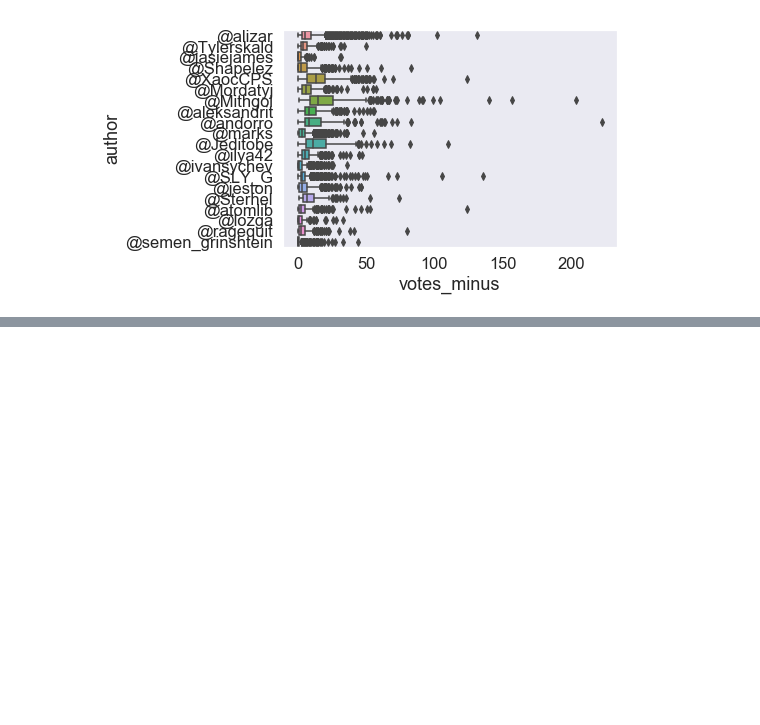
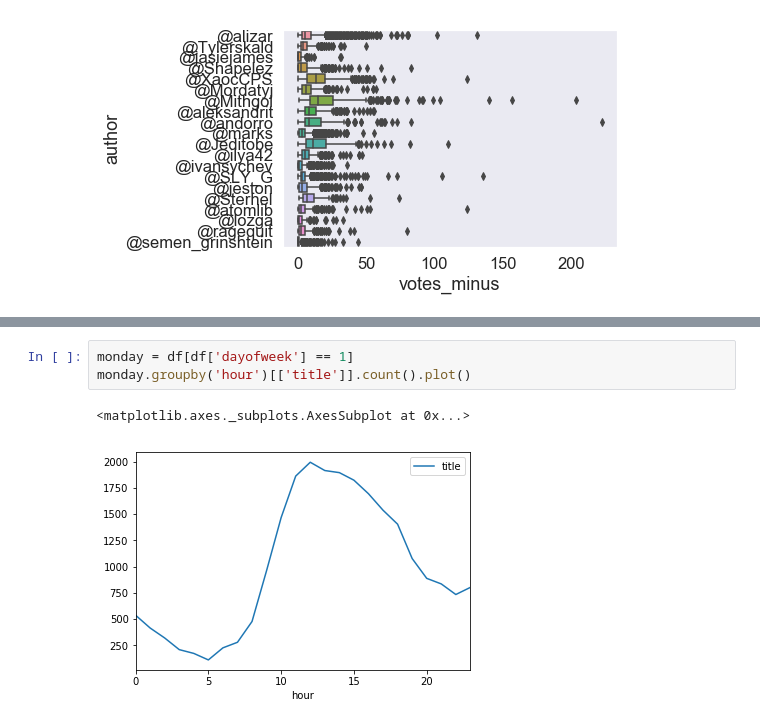
Before and after one commit to mrorl/cs102, a Jupyter notebook: homework07/Pandas2.ipynb, the cells around one changed output, grey strips where cells are left out. Cells and saved outputs as stored; diff of their text form; blank space fills up the shorter version.

```diff
--- a/homework07/Pandas2.ipynb
+++ b/homework07/Pandas2.ipynb
@@ -137,0 +138,6 @@ sales_data.groupby('hour').sum().plot()
+# %%
+monday = df[df['dayofweek'] == 1]
+monday.groupby('hour')[['title']].count().plot()
+# %% [output]
+<matplotlib.axes._subplots.AxesSubplot at 0x...>
+[figure, added]
```
Also changed, not shown: parts of 2 cells of this notebook.
